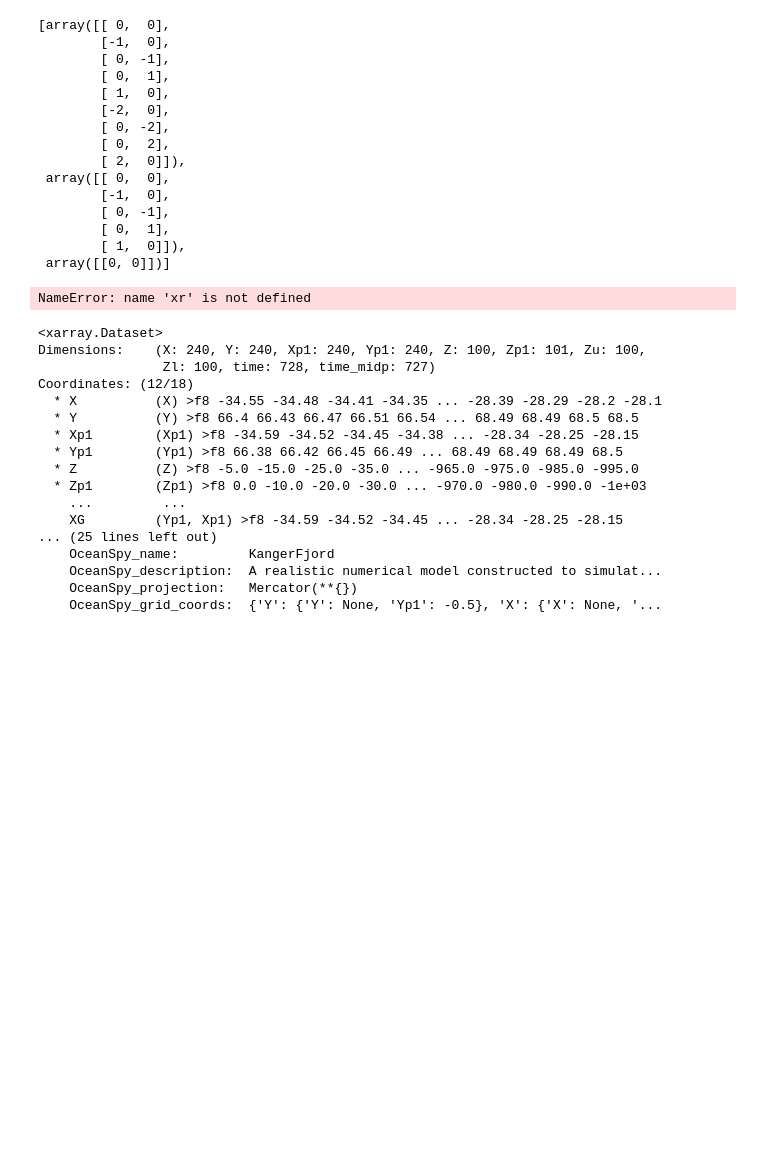
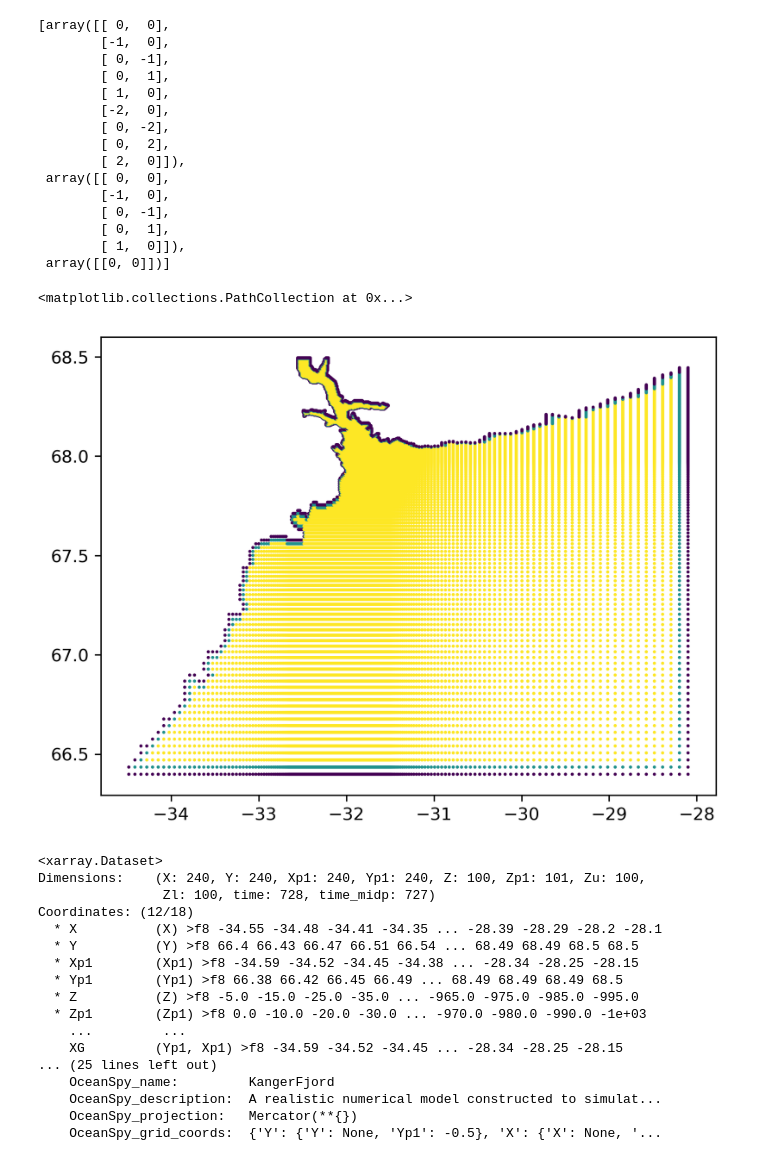
Before and after one commit to MaceKuailv/seaduck_sciserver_notebook, a Jupyter notebook: Fjord.ipynb, the cells around one changed output. Cells and saved outputs as stored; diff of their text form; code cells hidden in the pictures; blank space fills up the shorter version.

```diff
--- a/Fjord.ipynb
+++ b/Fjord.ipynb
@@ -80,10 +80,7 @@ north = 68.49
 Nlon = 10
 Nlat = Nlon
 Ndep = 1
-x,y,z,t = sd.utils.easy_3d_cube(
-    (east, west, Nlon),
-    (south,north,Nlat),
-    (-5.0,-5.0,Ndep),
-    '2008-01-01'
+x, y, z, t = sd.utils.easy_3d_cube(
+    (east, west, Nlon), (south, north, Nlat), (-5.0, -5.0, Ndep), "2008-01-01"
 )
 # %%
@@ -116,11 +113,7 @@ kernel.kernels
         [ 1,  0]]),
  array([[0, 0]])]
 # %%
-def dummy_weight(rx,ry,ans):
+def dummy_weight(rx, ry, ans):
     n = len(rx)
-    return np.ones(n,ans)
+    return np.ones((n, ans))
-# %%
-tub['ones'] = xr.ones_like(tub['Eta'])
-# %% [output]
-NameError: name 'xr' is not defined
 # %%
@@ -128,3 +123,10 @@ kernel.hfuncs = [partial(dummy_weight,ans = len(k)) for k in kernel.kernels]
+# %%
+how_many = p.interpolate("ones", kernel)
+# %%
+plt.scatter(x, y, c=how_many, s=0.7)
+# %% [output]
+<matplotlib.collections.PathCollection at 0x...>
+[figure, added]
 # %%
 fjord._ds
 # %% [output]
```
Also changed, not shown: parts of 12 cells of this notebook, 2 other files.
